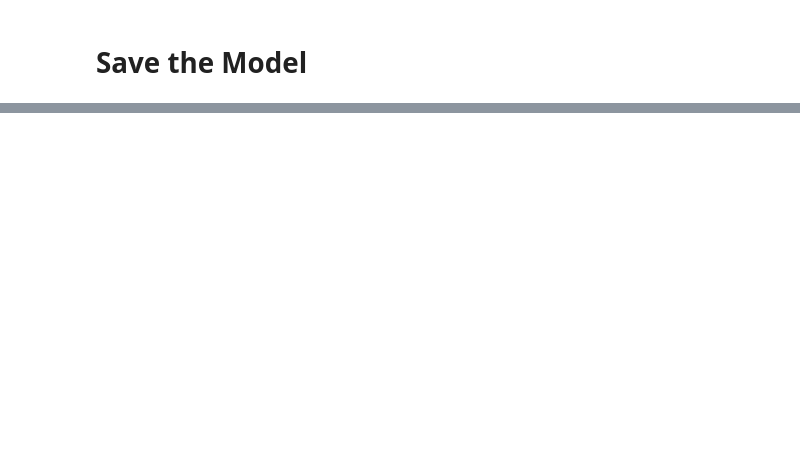
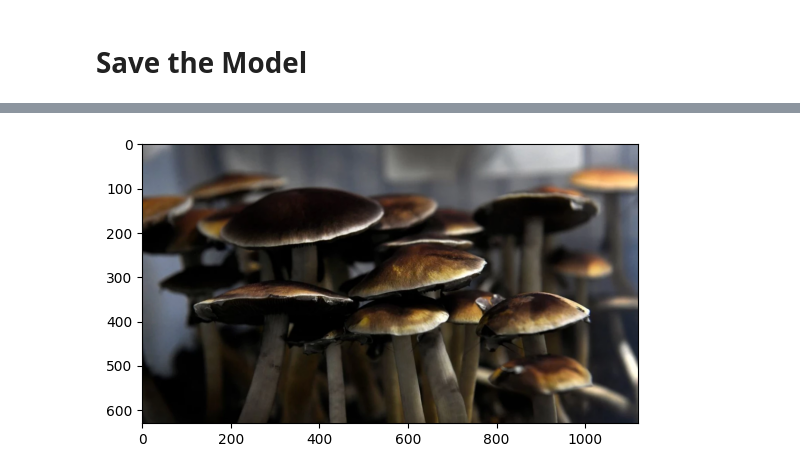
Before and after one commit to KINYENJE/Edible-vs-Poisonous-Mushroom-Classificarion, a Jupyter notebook: img_class_vscode.ipynb, the cells around one changed output, grey strips where cells are left out. Drawn from its saved outputs; the diff is of its cells as text; code cells hidden in the pictures; blank space fills up the shorter version.

```diff
--- a/img_class_vscode.ipynb
+++ b/img_class_vscode.ipynb
@@ -383,0 +396,6 @@ WARNING:absl:You are saving your model as an HDF5 file via `model.save()` or `ke
+# %%
+img = cv2.imread(r'C:\Users\ADMIN\Desktop\mushroom_img_classification\p-mush.webp')
+plt.imshow(cv2.cvtColor(img, cv2.COLOR_BGR2RGB))
+plt.show()
+# %% [output]
+[figure, added]
```
Also changed, not shown: parts of 24 cells of this notebook.
